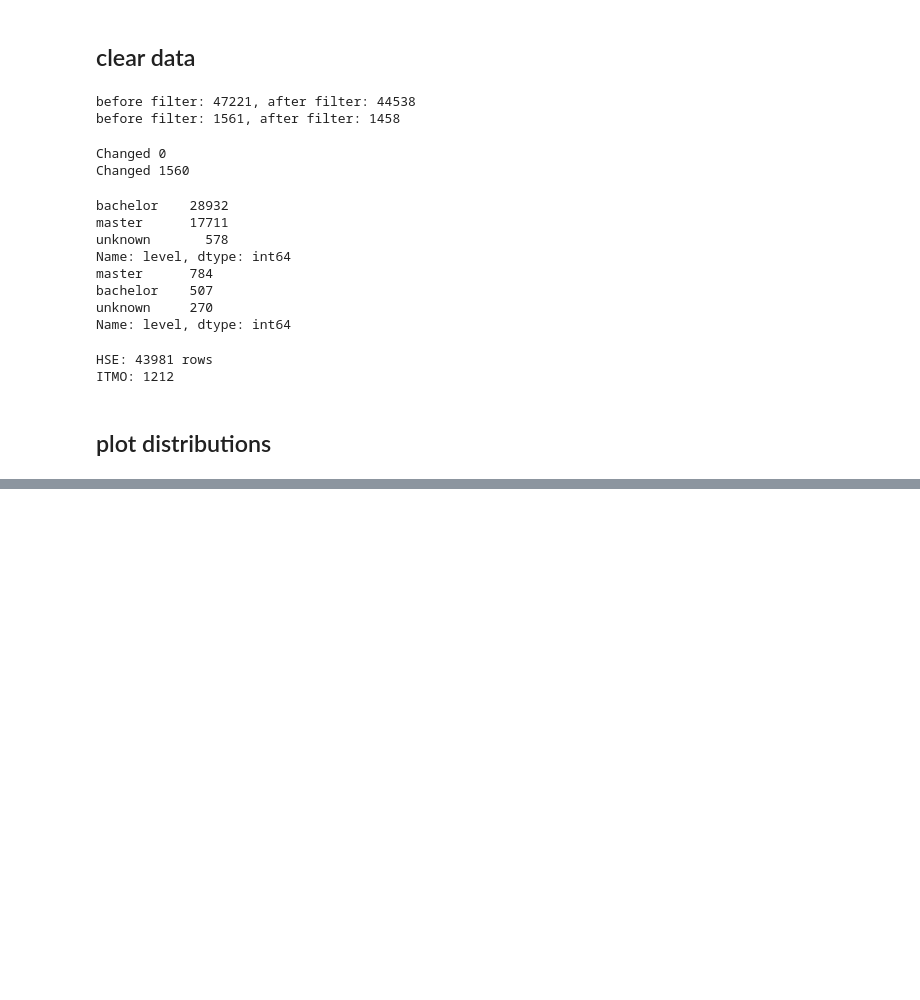
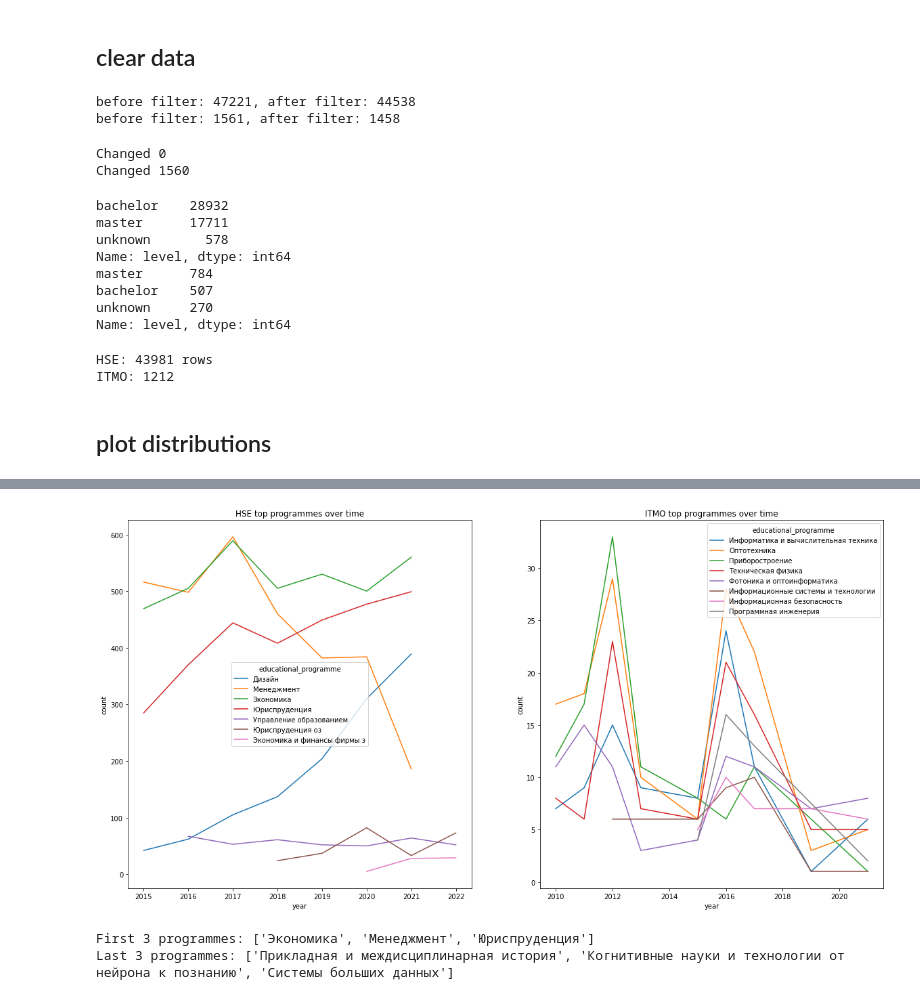
Before and after one commit to evjeny/diplomas_exploratory_analysis, a Jupyter notebook: analysis.ipynb, the cells around one changed output, grey strips where cells are left out. Drawn from its saved outputs; the diff is of its cells as text; code cells hidden in the pictures; blank space fills up the shorter version.

```diff
--- a/analysis.ipynb
+++ b/analysis.ipynb
@@ -183,0 +224,21 @@ plot_levels(transformed_itmo_df, "ITMO levels")
+# %%
+def plot_top_programmes_over_time(df: pd.DataFrame, title: str, ax, n_year: int = 3, n_window: int = 3):
+    year_popularity_groups = df[["year", "educational_programme", "title"]] \
+        .groupby(["year", "educational_programme"], as_index=False).count()
+    year_popularity_groups = year_popularity_groups.sort_values(by="title", ascending=False) \
+        .groupby("year").head(n_year)
+    most_popular_programmes = year_popularity_groups["educational_programme"].unique()
+
+    groups = df.loc[df["educational_programme"].isin(most_popular_programmes), ["year", "educational_programme", "title"]] \
+        .groupby(["year", "educational_programme"], as_index=False).count().sort_values("year", ascending=True) \
+        .rename(columns=rename_title)
+
+    ax.set_title(title)
+    sns.lineplot(x="year", y="count", hue="educational_programme", data=groups, ax=ax)
+
+
+with add_subplots(1, 2, figsize=(20, 10)) as (hse_ax, itmo_ax):
+    plot_top_programmes_over_time(transformed_hse_df, "HSE top programmes over time", hse_ax)
+    plot_top_programmes_over_time(transformed_itmo_df, "ITMO top programmes over time", itmo_ax)
+# %% [output]
+[figure, added]
@@ -183,0 +269,5 @@ plot_levels(transformed_itmo_df, "ITMO levels")
+# %%
+plot_programmes_correlation_over_time(transformed_hse_df)
+# %% [output]
+First 3 programmes: ['Экономика', 'Менеджмент', 'Юриспруденция']
+Last 3 programmes: ['Прикладная и междисциплинарная история', 'Когнитивные науки и технологии от нейрона к познанию', 'Системы больших данных']
```
Also changed, not shown: parts of 14 cells of this notebook.
